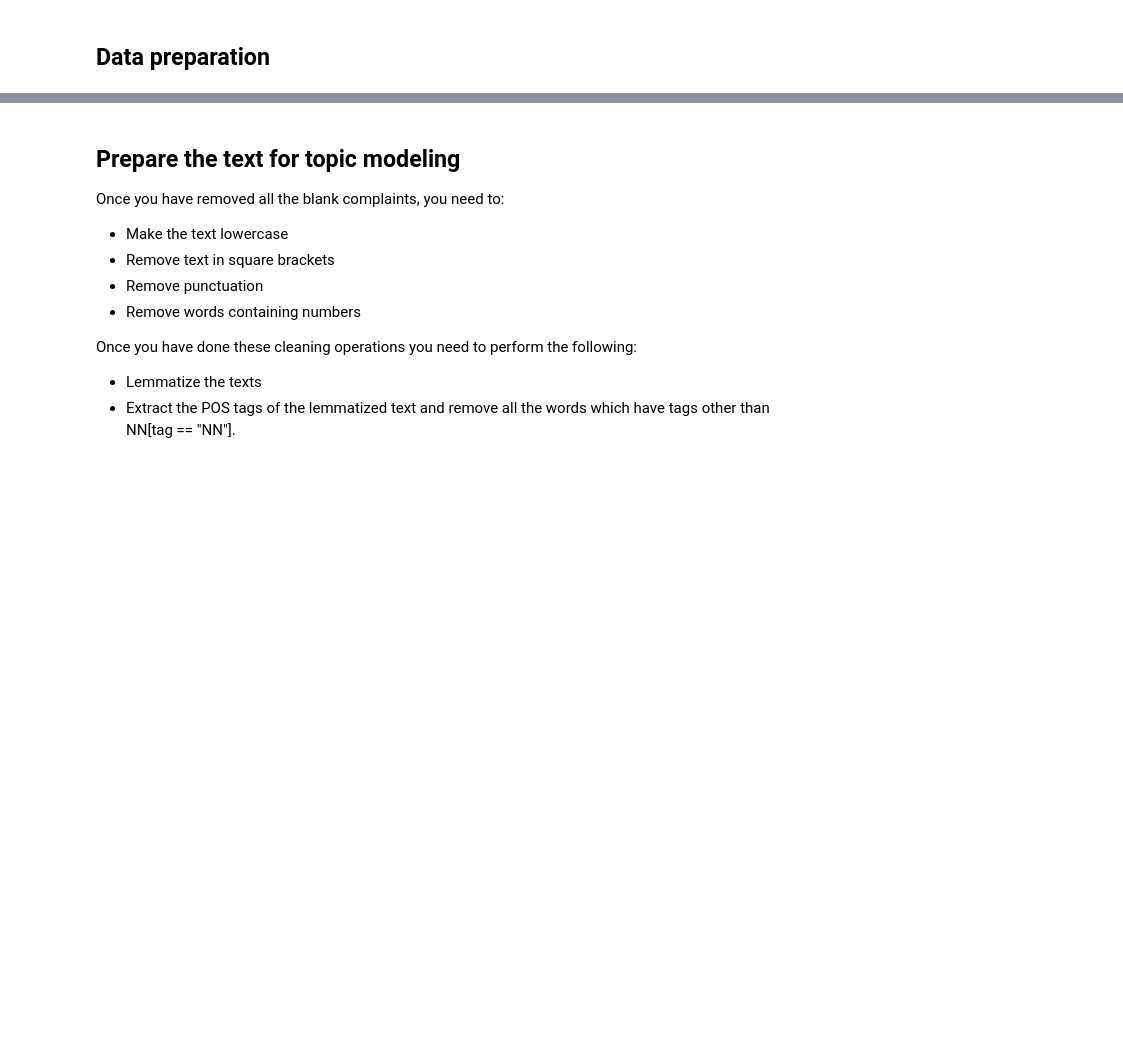
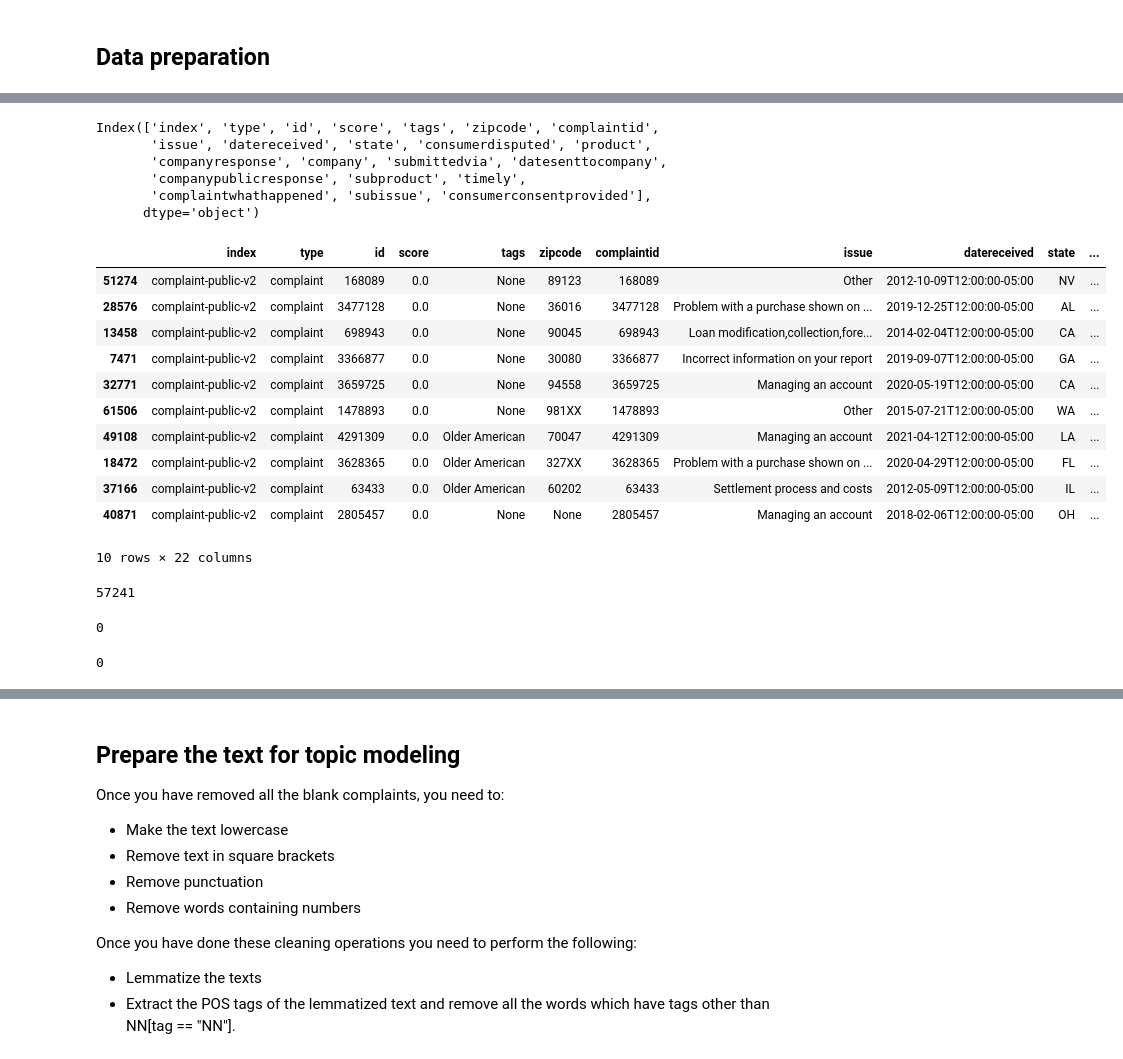
Before and after one commit to udaykirankavaturu/kaggle, a Jupyter notebook: complaint-ticket-classification-topic-modelling.ipynb, the cells around one changed output, grey strips where cells are left out. Drawn from its saved outputs; the diff is of its cells as text; code cells hidden in the pictures; blank space fills up the shorter version.

Commit message:
Kaggle Notebook | complaint_ticket_classification_topic_modelling | Version 2 | up to data clean up

```diff
--- a/complaint-ticket-classification-topic-modelling.ipynb
+++ b/complaint-ticket-classification-topic-modelling.ipynb
@@ -98,2 +111,35 @@ df.sample(10)
+# %%
+#Assign new column names
+for column in df.columns:
+    new_column = column.replace("_","").replace("source.", "")
+    df.rename(columns={column: new_column}, inplace=True)
+# %%
+df.columns
+# %% [output]
+Index(['index', 'type', 'id', 'score', 'tags', 'zipcode', 'complaintid',
+       'issue', 'datereceived', 'state', 'consumerdisputed', 'product',
+       'companyresponse', 'company', 'submittedvia', 'datesenttocompany',
+       'companypublicresponse', 'subproduct', 'timely',
+       'complaintwhathappened', 'subissue', 'consumerconsentprovided'],
+      dtype='object')
+# %%
+df.sample(10)
+# %% [output]
+|  | index | type | id | score | tags | zipcode | complaintid | issue | datereceived | state | ... |
+| 51274 | complaint-public-v2 | complaint | 168089 | 0.0 | None | 89123 | 168089 | Other | 2012-10-09T12:00:00-05:00 | NV | ... |
+| 28576 | complaint-public-v2 | complaint | 3477128 | 0.0 | None | 36016 | 3477128 | Problem with a purchase shown on ... | 2019-12-25T12:00:00-05:00 | AL | ... |
+| 13458 | complaint-public-v2 | complaint | 698943 | 0.0 | None | 90045 | 698943 | Loan modification,collection,fore... | 2014-02-04T12:00:00-05:00 | CA | ... |
+| 7471 | complaint-public-v2 | complaint | 3366877 | 0.0 | None | 30080 | 3366877 | Incorrect information on your report | 2019-09-07T12:00:00-05:00 | GA | ... |
+| 32771 | complaint-public-v2 | complaint | 3659725 | 0.0 | None | 94558 | 3659725 | Managing an account | 2020-05-19T12:00:00-05:00 | CA | ... |
+| 61506 | complaint-public-v2 | complaint | 1478893 | 0.0 | None | 981XX | 1478893 | Other | 2015-07-21T12:00:00-05:00 | WA | ... |
+| 49108 | complaint-public-v2 | complaint | 4291309 | 0.0 | Older American | 70047 | 4291309 | Managing an account | 2021-04-12T12:00:00-05:00 | LA | ... |
+| 18472 | complaint-public-v2 | complaint | 3628365 | 0.0 | Older American | 327XX | 3628365 | Problem with a purchase shown on ... | 2020-04-29T12:00:00-05:00 | FL | ... |
+| 37166 | complaint-public-v2 | complaint | 63433 | 0.0 | Older American | 60202 | 63433 | Settlement process and costs | 2012-05-09T12:00:00-05:00 | IL | ... |
+| 40871 | complaint-public-v2 | complaint | 2805457 | 0.0 | None | None | 2805457 | Managing an account | 2018-02-06T12:00:00-05:00 | OH | ... |
+10 rows × 22 columns
+# %%
+(df.complaintwhathappened == "").sum()
+# %% [output]
+57241
 # %%
 #Assign nan in place of blanks in the complaints column
@@ -100,2 +147,10 @@ df.sample(10)
+# %%
+(df.complaintwhathappened == "").sum()
+# %% [output]
+0
+# %%
+(df.complaintwhathappened == np.nan).sum()
+# %% [output]
+0
 # %%
 #Remove all rows where complaints column is nan
```
Also changed, not shown: parts of 13 cells of this notebook.
